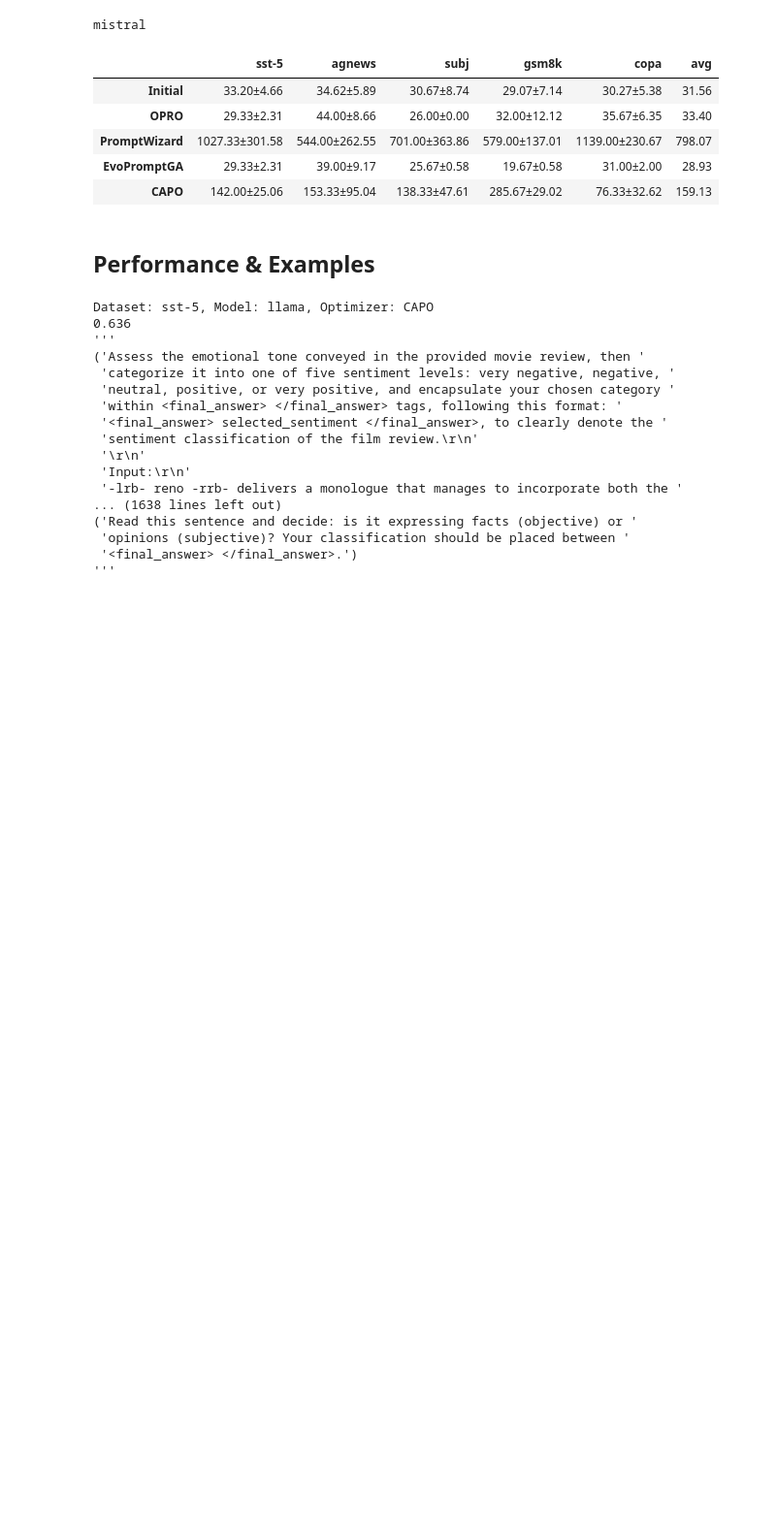
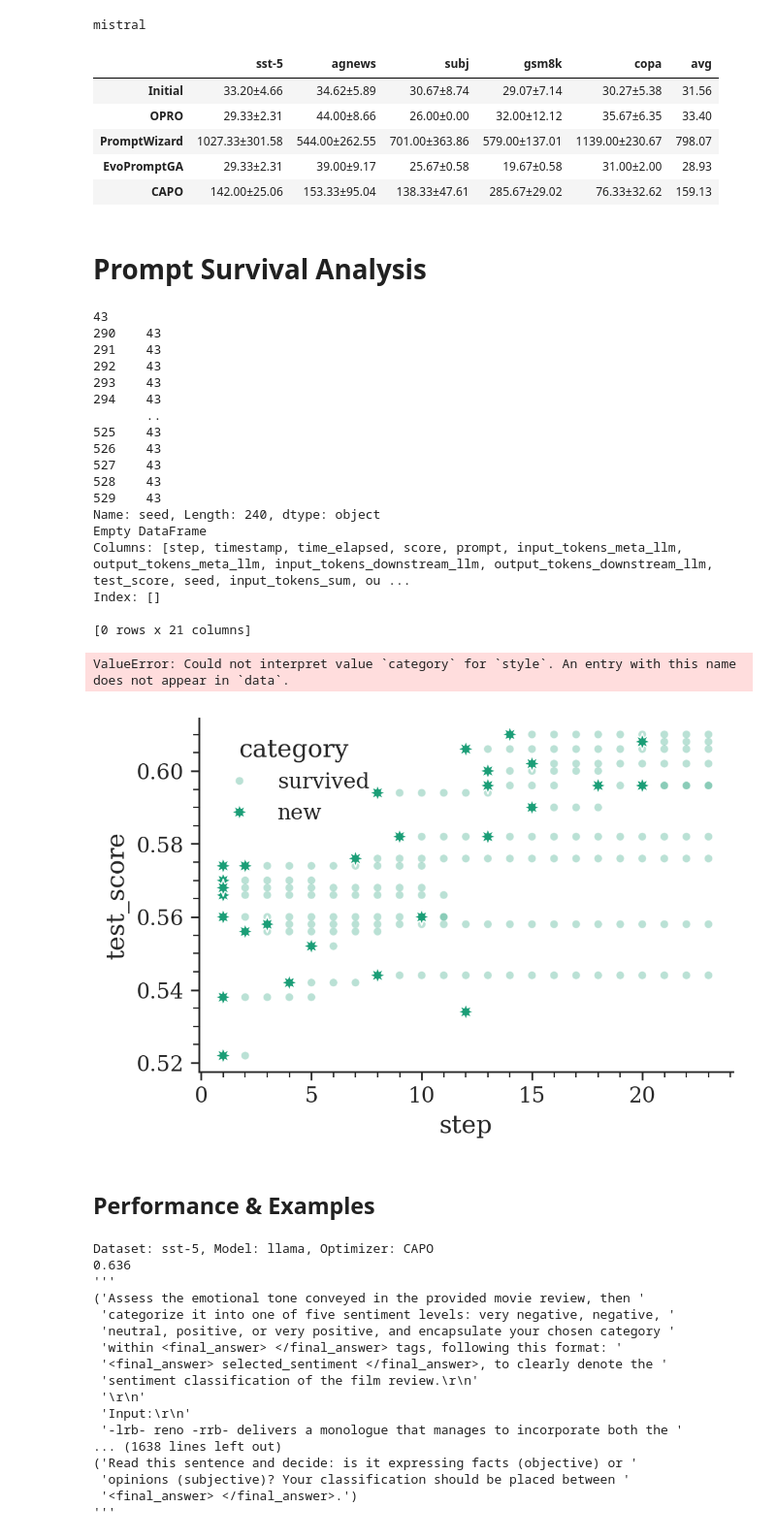
Before and after one commit to finitearth/capo, a Jupyter notebook: notebooks/paper_visualization/benchmarking_visualization.ipynb, the cells around one changed output. Shown at 97% size. Drawn from its saved outputs; the diff is of its cells as text; code cells hidden in the pictures; blank space fills up the shorter version.

Commit message:
new features in plot creation

```diff
--- a/notebooks/paper_visualization/benchmarking_visualization.ipynb
+++ b/notebooks/paper_visualization/benchmarking_visualization.ipynb
@@ -413,6 +413,39 @@ mistral
 | PromptWizard | 1027.33±301.58 | 544.00±262.55 | 701.00±363.86 | 579.00±137.01 | 1139.00±230.67 | 798.07 |
 | EvoPromptGA | 29.33±2.31 | 39.00±9.17 | 25.67±0.58 | 19.67±0.58 | 31.00±2.00 | 28.93 |
 | CAPO | 142.00±25.06 | 153.33±95.04 | 138.33±47.61 | 285.67±29.02 | 76.33±32.62 | 159.13 |
+# %% [markdown]
+# Prompt Survival Analysis
+# %%
+plot_population_members(
+    "sst-5",
+    "mistral",
+    "CAPO",
+    x_col="step",
+    score_col="test_score",
+    path_prefix="../..",
+    seeds=[42, 43],
+);
+# %% [output]
+43
+290    43
+291    43
+292    43
+293    43
+294    43
+       ..
+525    43
+526    43
+527    43
+528    43
+529    43
+Name: seed, Length: 240, dtype: object
+Empty DataFrame
+Columns: [step, timestamp, time_elapsed, score, prompt, input_tokens_meta_llm, output_tokens_meta_llm, input_tokens_downstream_llm, output_tokens_downstream_llm, test_score, seed, input_tokens_sum, ou ...
+Index: []
+
+[0 rows x 21 columns]
+ValueError: Could not interpret value `category` for `style`. An entry with this name does not appear in `data`.
+[figure, added]
 # %% [markdown]
 ## Performance & Examples
 # %%
```
Also changed, not shown: parts of 1 cell of this notebook, 21 other files.
